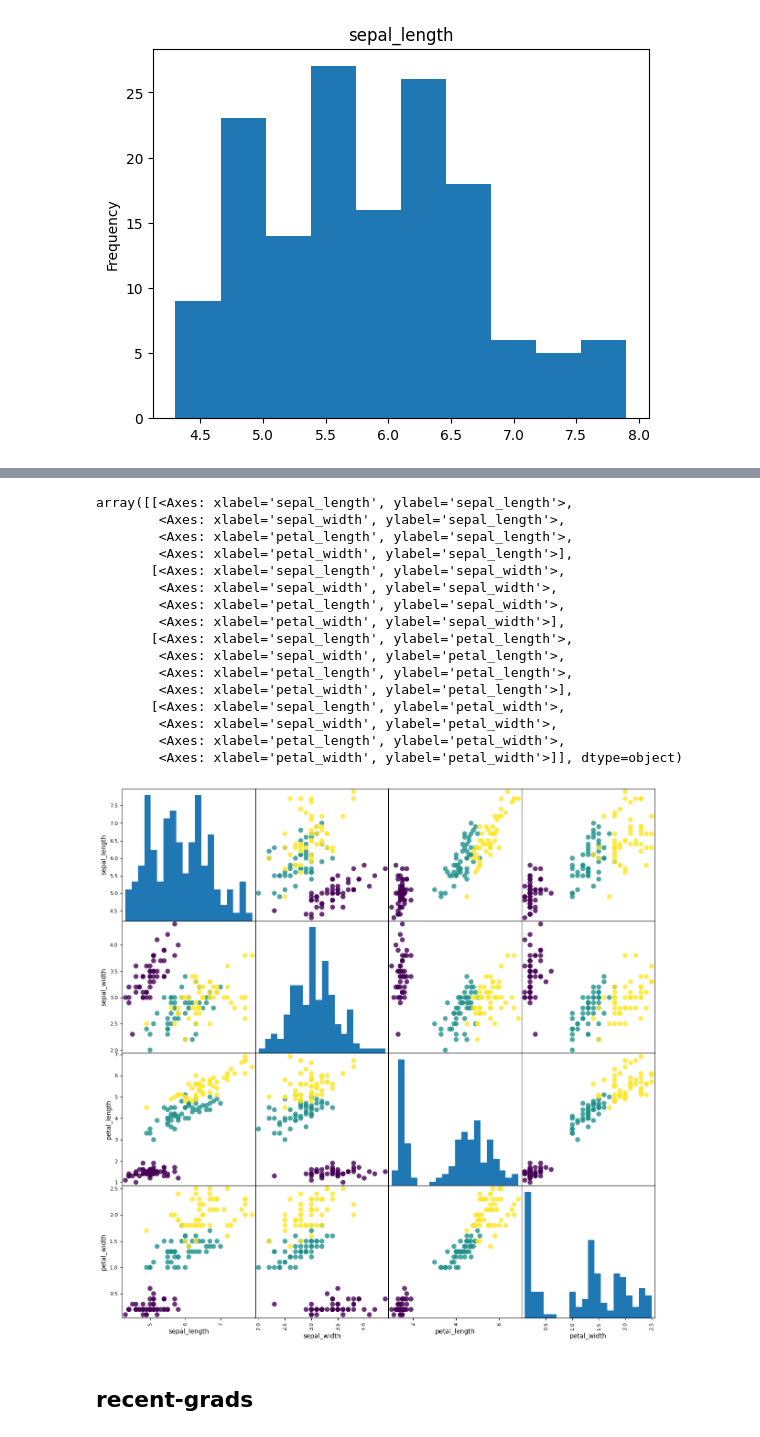
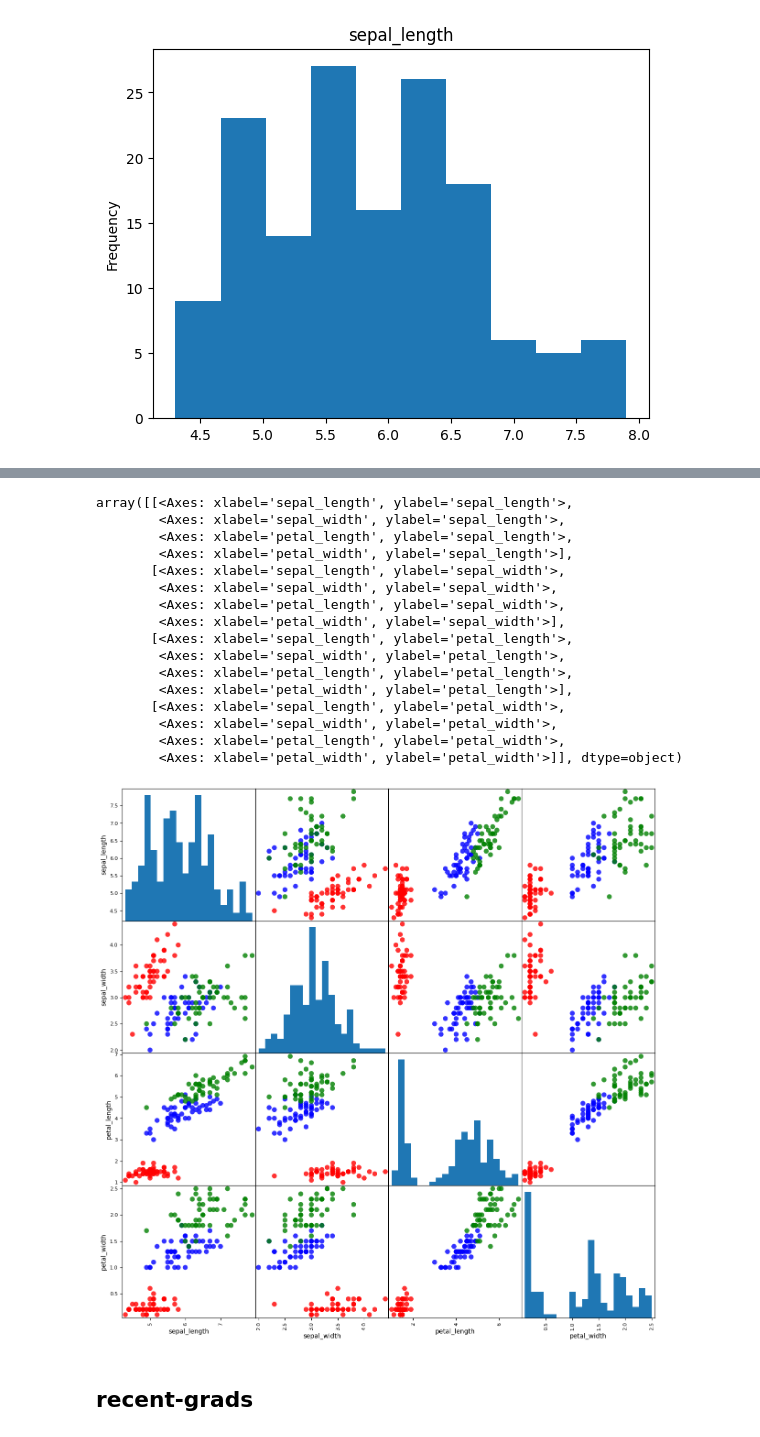
Before and after one commit to dkidney/how2, a Jupyter notebook: py/pandas/pandas_plot.ipynb, the cells around one changed output, grey strips where cells are left out. Drawn from its saved outputs; the diff is of its cells as text; code cells hidden in the pictures.

```diff
--- a/py/pandas/pandas_plot.ipynb
+++ b/py/pandas/pandas_plot.ipynb
@@ -27,5 +27,10 @@ or use `plot().area()` etc.
 # %%
 import seaborn as sns
 iris = sns.load_dataset('iris')
+iris['species_col'] = iris['species'].map({
+    'setosa': 'red',
+    'versicolor': 'blue',
+    'virginica': 'green'
+})
 iris.head()
 # %% [output]
@@ -48,31 +53,31 @@ iris.plot(kind = 'scatter', x = 'sepal_length', y = 'sepal_width')
 # %%
 pd.plotting.scatter_matrix(
     iris[['sepal_length', 'sepal_width', 'petal_length', 'petal_width']],
-    c=iris['species'].map({'setosa':1, 'versicolor':2, 'virginica':3}),
+    c=iris['species_col'],
     figsize=(15, 15),
     marker='o',
     hist_kwds={'bins': 20},
     s=60,
     alpha=.8
 )
 # %% [output]
 array([[<Axes: xlabel='sepal_length', ylabel='sepal_length'>,
         <Axes: xlabel='sepal_width', ylabel='sepal_length'>,
         <Axes: xlabel='petal_length', ylabel='sepal_length'>,
         <Axes: xlabel='petal_width', ylabel='sepal_length'>],
        [<Axes: xlabel='sepal_length', ylabel='sepal_width'>,
         <Axes: xlabel='sepal_width', ylabel='sepal_width'>,
         <Axes: xlabel='petal_length', ylabel='sepal_width'>,
         <Axes: xlabel='petal_width', ylabel='sepal_width'>],
        [<Axes: xlabel='sepal_length', ylabel='petal_length'>,
         <Axes: xlabel='sepal_width', ylabel='petal_length'>,
         <Axes: xlabel='petal_length', ylabel='petal_length'>,
         <Axes: xlabel='petal_width', ylabel='petal_length'>],
        [<Axes: xlabel='sepal_length', ylabel='petal_width'>,
         <Axes: xlabel='sepal_width', ylabel='petal_width'>,
         <Axes: xlabel='petal_length', ylabel='petal_width'>,
         <Axes: xlabel='petal_width', ylabel='petal_width'>]], dtype=object)
-[figure, old version]
+[figure, new version]
 # %% [markdown]
 ## recent-grads
 # %%
```
Also changed, not shown: parts of 2 cells of this notebook.
